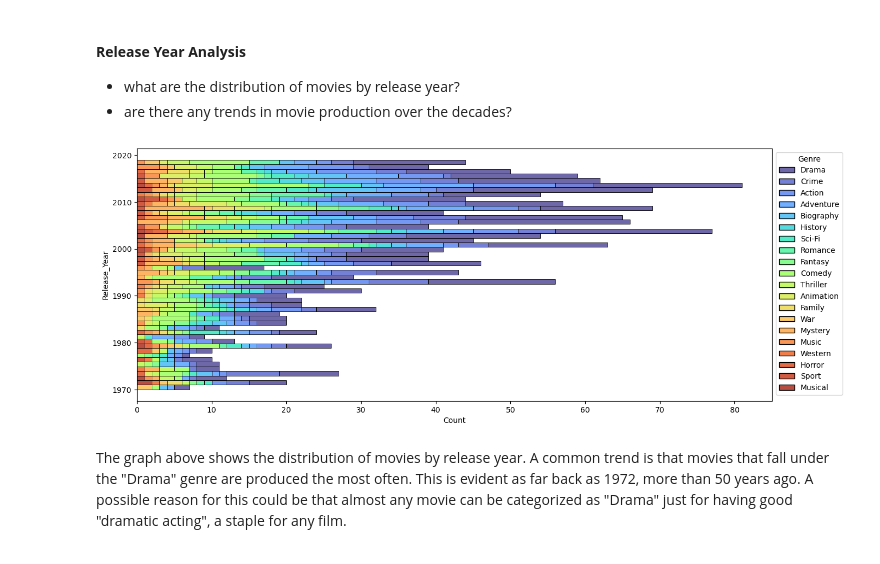
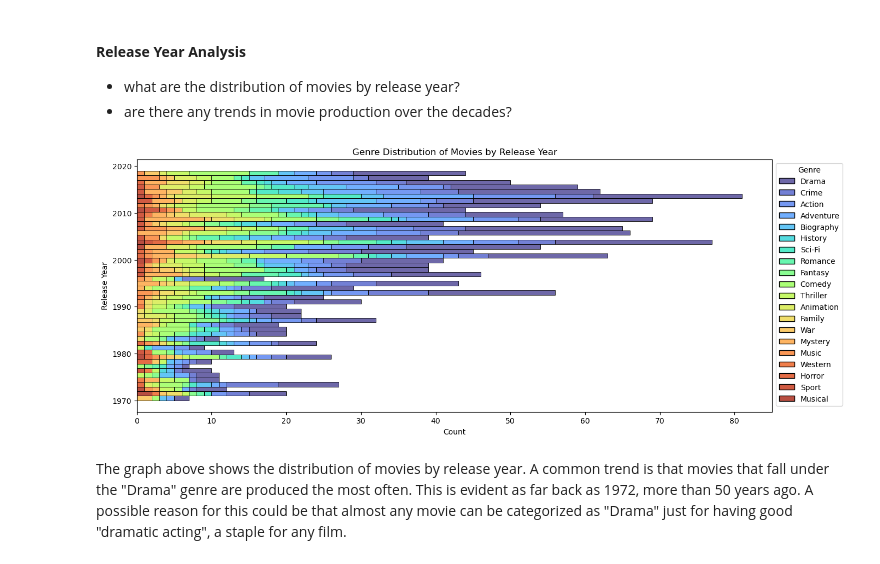
Before and after one commit to okashashuda/data-analysis-movies, a Jupyter notebook: movies-analysis.ipynb, the cells around one changed output. Cells and saved outputs as stored; diff of their text form; code cells hidden in the pictures.

```diff
--- a/movies-analysis.ipynb
+++ b/movies-analysis.ipynb
@@ -206,16 +209,20 @@ The most common genre in the data set is Drama with a count of over 500. The sec
 # %%
 plt.figure(figsize=(15,6))
 release_year_genre = sns.histplot(data=movie_genres,
              y="Release_Year",
              bins=50,
              hue="Genre",
              multiple="stack",
              palette=sns.mpl_palette("turbo", 20))
 
 # moves the legend outside the graph
 sns.move_legend(release_year_genre, "upper left", bbox_to_anchor=(1,1))
+plt.title("Genre Distribution of Movies by Release Year")
+plt.xlabel("Count")
+plt.ylabel("Release Year")
+plt.show()
 # %% [output]
-[figure, old version]
+[figure, new version]
 # %% [markdown]
 The graph above shows the distribution of movies by release year. A common trend is that movies that fall under the "Drama" genre are produced the most often. This is evident as far back as 1972, more than 50 years ago. A possible reason for this could be that almost any movie can be categorized as "Drama" just for having good "dramatic acting", a staple for any film.
 # %% [markdown]
```
Also changed, not shown: parts of 22 cells of this notebook.
